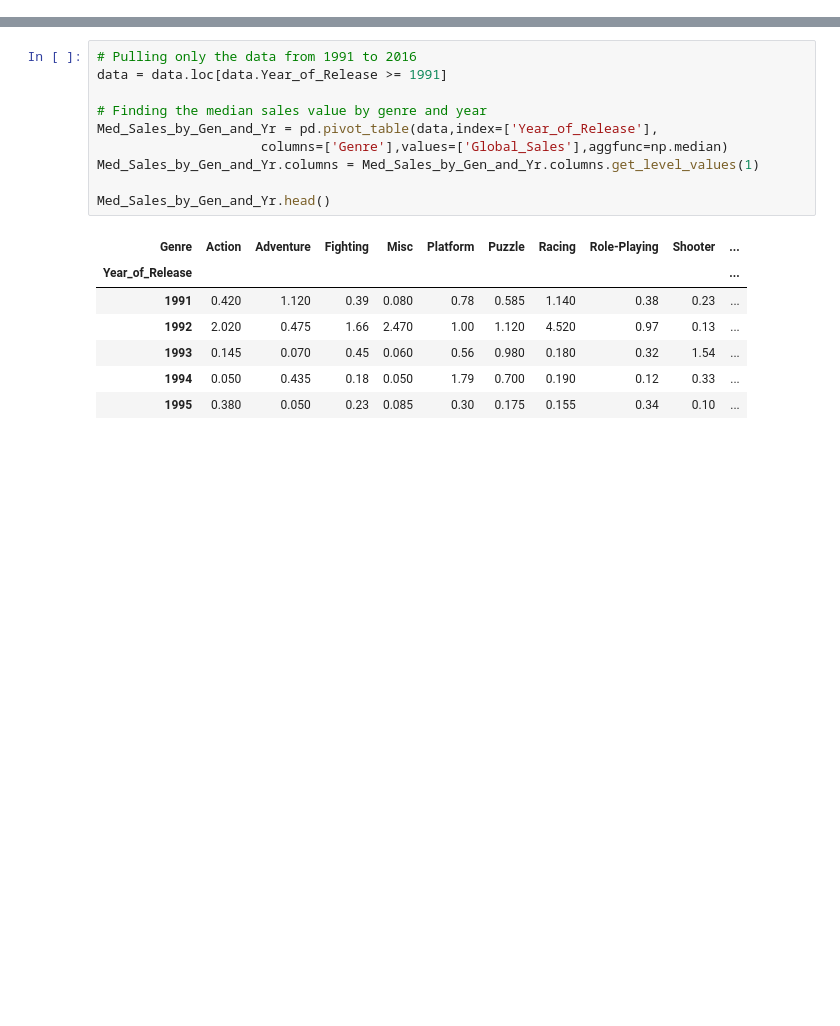
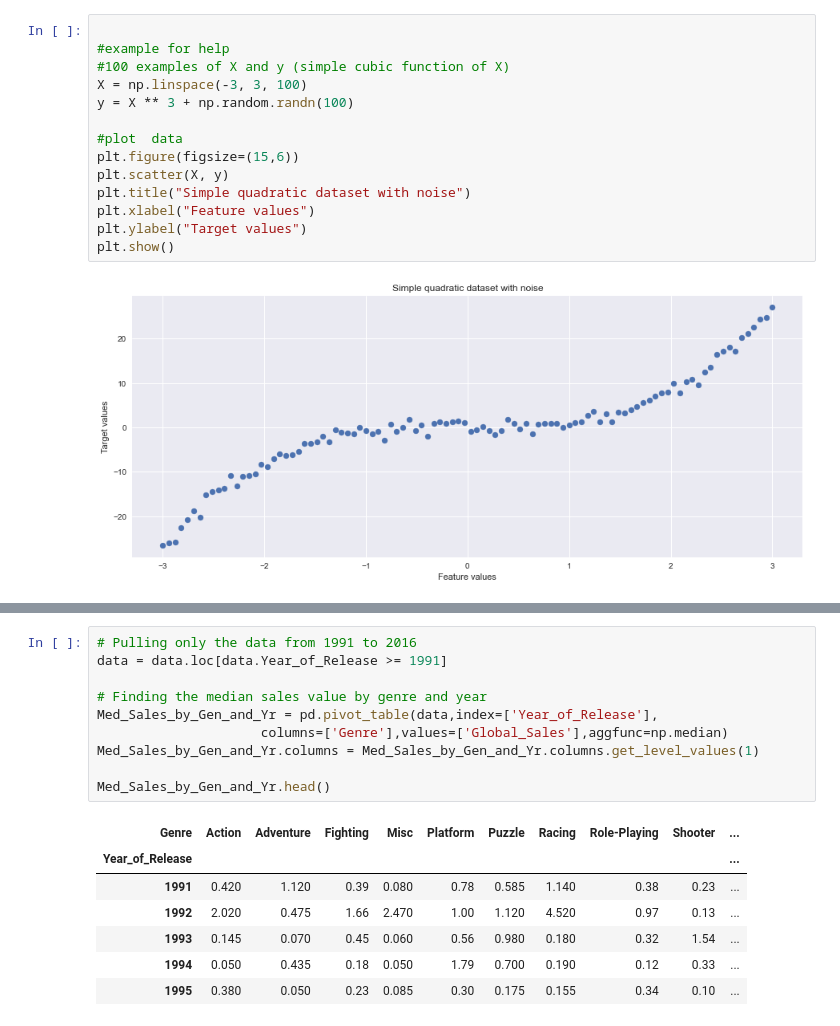
Before and after one commit to ABonc/AI_Capstone_2, a Jupyter notebook: Notebook.ipynb, the cells around one changed output, grey strips where cells are left out. Cells and saved outputs as stored; diff of their text form; blank space fills up the shorter version.

```diff
--- a/Notebook.ipynb
+++ b/Notebook.ipynb
@@ -31,0 +422,16 @@ data.Year_of_Release = data['Year_of_Release'].astype(int)
+# %%
+
+#example for help
+#100 examples of X and y (simple cubic function of X)
+X = np.linspace(-3, 3, 100)
+y = X ** 3 + np.random.randn(100)
+
+#plot  data
+plt.figure(figsize=(15,6))
+plt.scatter(X, y)
+plt.title("Simple quadratic dataset with noise")
+plt.xlabel("Feature values")
+plt.ylabel("Target values")
+plt.show()
+# %% [output]
+[figure, added]
```
Also changed, not shown: parts of 54 cells of this notebook.
